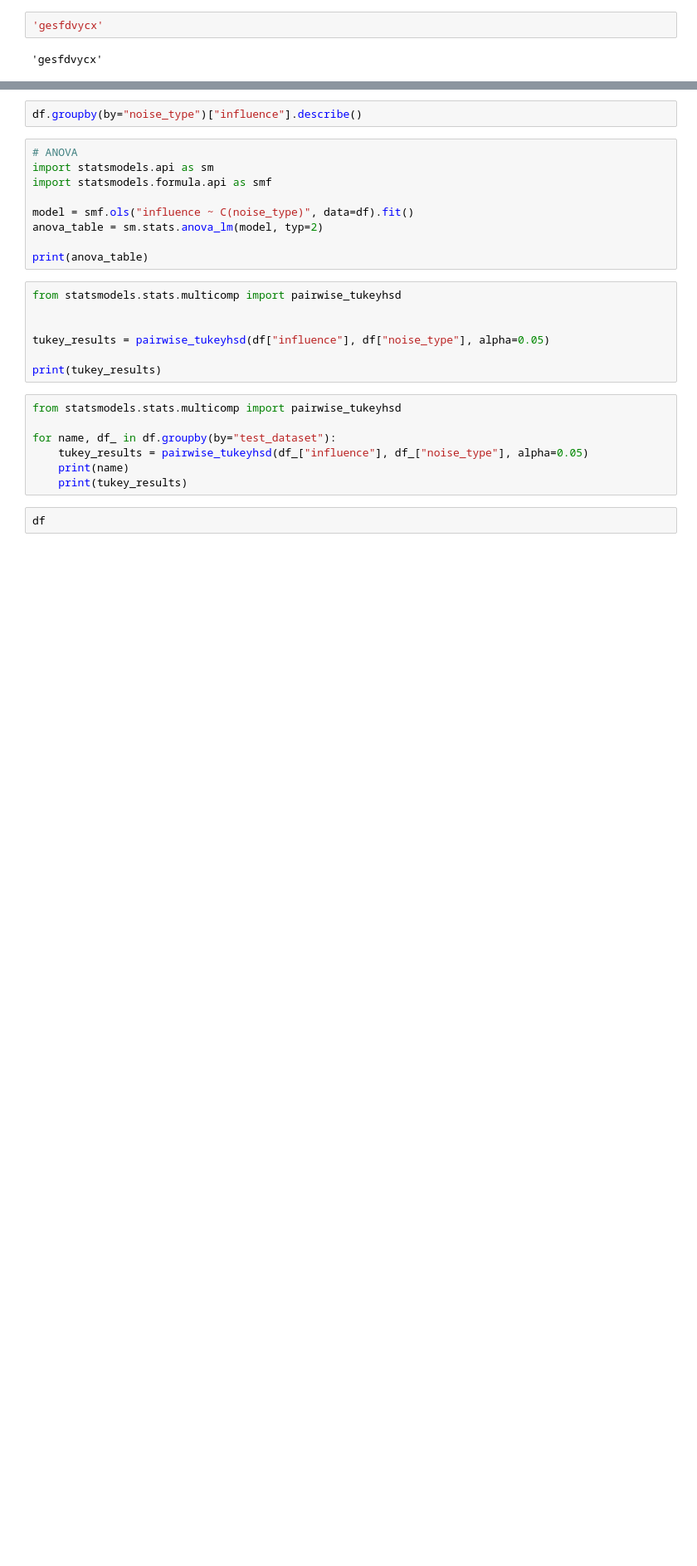
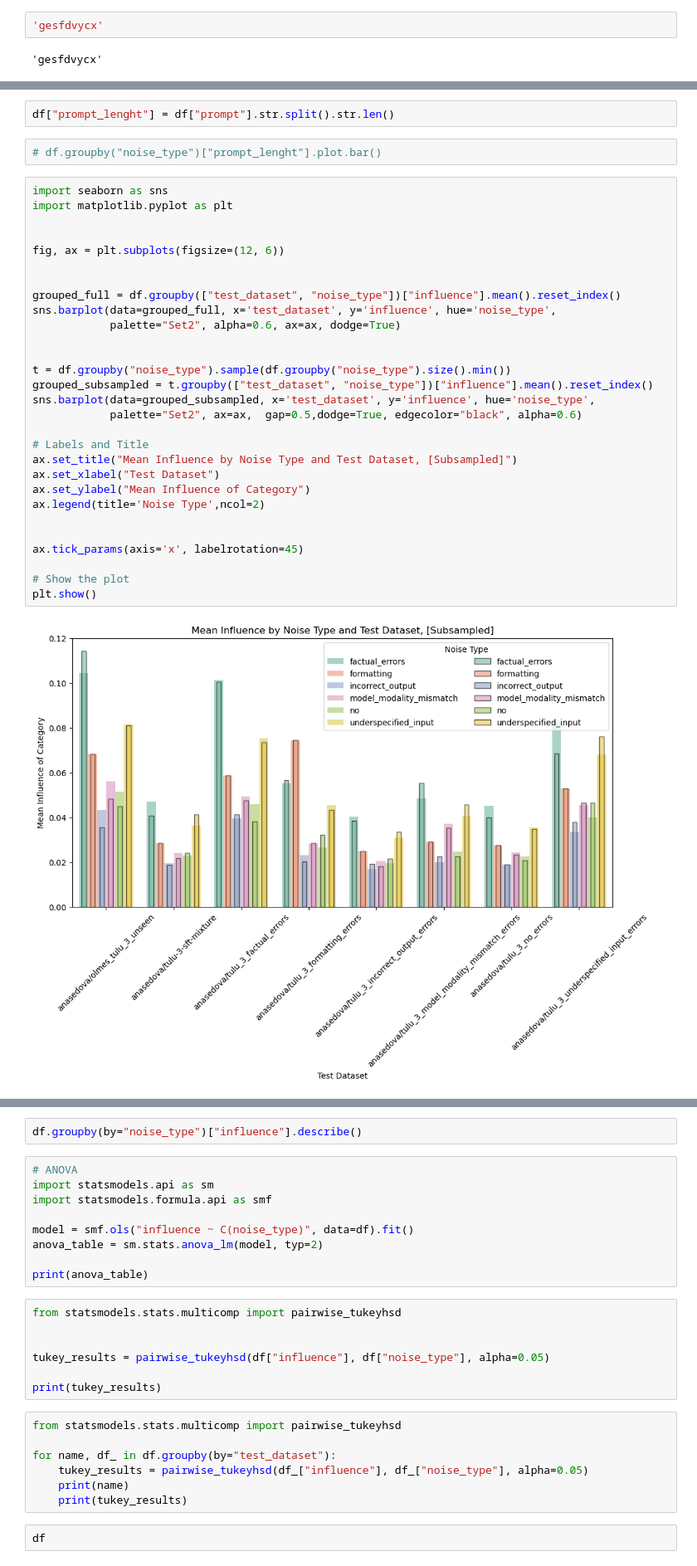
Before and after one commit to loris3/babylm, a Jupyter notebook: analysis_noise.ipynb, the cells around one changed output, grey strips where cells are left out. Shown: that part at 83% size. Cells and saved outputs as stored; diff of their text form; blank space fills up the shorter version.

```diff
--- a/analysis_noise.ipynb
+++ b/analysis_noise.ipynb
@@ -293,0 +349,35 @@ grrsfd
+# %%
+df["prompt_lenght"] = df["prompt"].str.split().str.len()
+# %%
+# df.groupby("noise_type")["prompt_lenght"].plot.bar()
+# %%
+import seaborn as sns
+import matplotlib.pyplot as plt
+
+
+fig, ax = plt.subplots(figsize=(12, 6))
+
+
+grouped_full = df.groupby(["test_dataset", "noise_type"])["influence"].mean().reset_index()
+sns.barplot(data=grouped_full, x='test_dataset', y='influence', hue='noise_type',
+            palette="Set2", alpha=0.6, ax=ax, dodge=True)
+
+
+t = df.groupby("noise_type").sample(df.groupby("noise_type").size().min())
+grouped_subsampled = t.groupby(["test_dataset", "noise_type"])["influence"].mean().reset_index()
+sns.barplot(data=grouped_subsampled, x='test_dataset', y='influence', hue='noise_type',
+            palette="Set2", ax=ax,  gap=0.5,dodge=True, edgecolor="black", alpha=0.6)
+
+# Labels and Title
+ax.set_title("Mean Influence by Noise Type and Test Dataset, [Subsampled]")
+ax.set_xlabel("Test Dataset")
+ax.set_ylabel("Mean Influence of Category")
+ax.legend(title='Noise Type',ncol=2)
+
+
+ax.tick_params(axis='x', labelrotation=45)
+
+# Show the plot
+plt.show()
+# %% [output]
+[figure, added]
```
Also changed, not shown: parts of 24 cells of this notebook, 1 other file.
